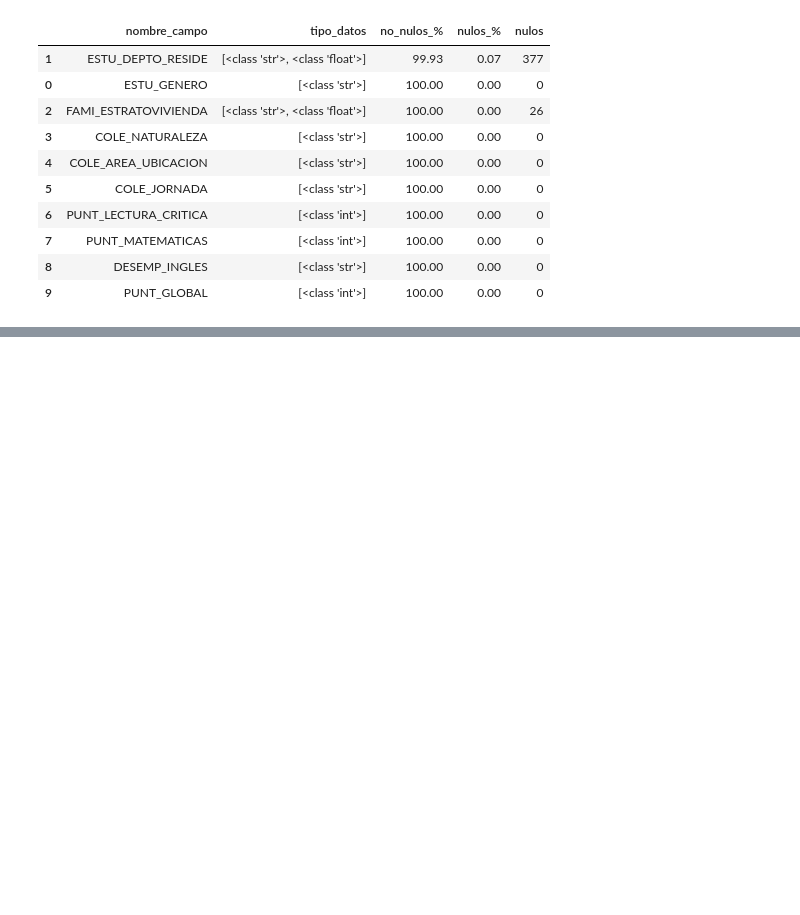
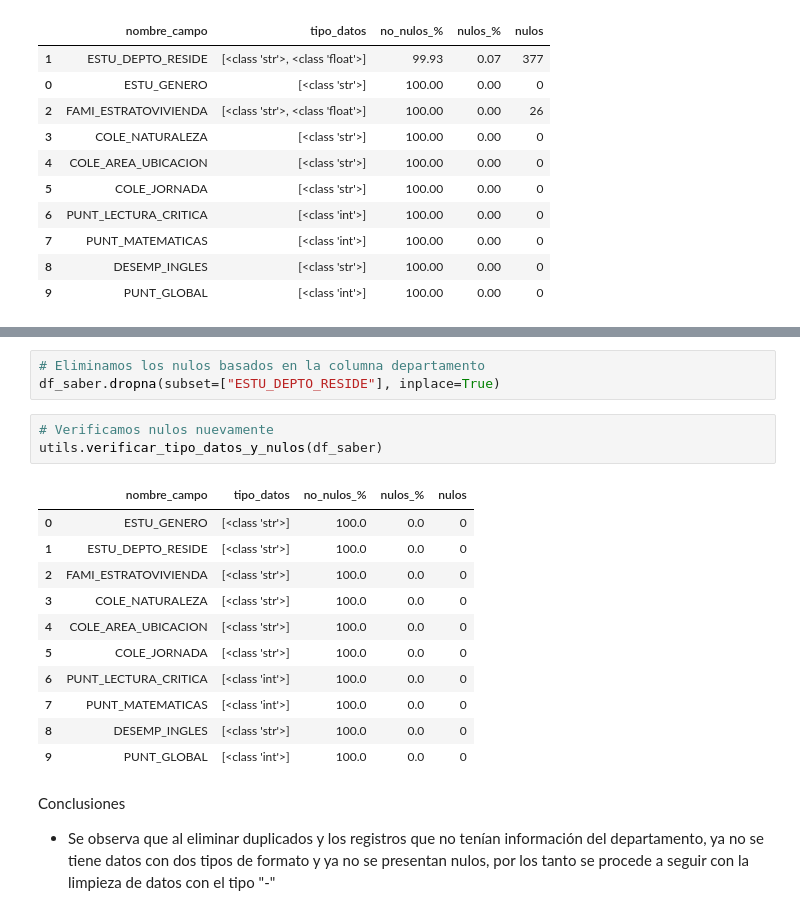
Before and after one commit to Ivan2125/Apuntes-TalentoTech-Colombia, a Jupyter notebook: 1-sesion/taller-1.ipynb, the cells around one changed output, grey strips where cells are left out. Cells and saved outputs as stored; diff of their text form; blank space fills up the shorter version.

```diff
--- a/1-sesion/taller-1.ipynb
+++ b/1-sesion/taller-1.ipynb
@@ -434,0 +133,21 @@ Te vas a reunir con tu grupo de trabajo y vas a seguir el paso a paso anterior c
+# %%
+# Eliminamos los nulos basados en la columna departamento
+df_saber.dropna(subset=["ESTU_DEPTO_RESIDE"], inplace=True)
+# %%
+# Verificamos nulos nuevamente
+utils.verificar_tipo_datos_y_nulos(df_saber)
+# %% [output]
+|  | nombre_campo | tipo_datos | no_nulos_% | nulos_% | nulos |
+| 0 | ESTU_GENERO | [<class 'str'>] | 100.0 | 0.0 | 0 |
+| 1 | ESTU_DEPTO_RESIDE | [<class 'str'>] | 100.0 | 0.0 | 0 |
+| 2 | FAMI_ESTRATOVIVIENDA | [<class 'str'>] | 100.0 | 0.0 | 0 |
+| 3 | COLE_NATURALEZA | [<class 'str'>] | 100.0 | 0.0 | 0 |
+| 4 | COLE_AREA_UBICACION | [<class 'str'>] | 100.0 | 0.0 | 0 |
+| 5 | COLE_JORNADA | [<class 'str'>] | 100.0 | 0.0 | 0 |
+| 6 | PUNT_LECTURA_CRITICA | [<class 'int'>] | 100.0 | 0.0 | 0 |
+| 7 | PUNT_MATEMATICAS | [<class 'int'>] | 100.0 | 0.0 | 0 |
+| 8 | DESEMP_INGLES | [<class 'str'>] | 100.0 | 0.0 | 0 |
+| 9 | PUNT_GLOBAL | [<class 'int'>] | 100.0 | 0.0 | 0 |
+# %% [markdown]
+Conclusiones
+- Se observa que al eliminar duplicados y los registros que no tenían información del departamento, ya no se tiene datos con dos tipos de formato y ya no se presentan nulos, por los tanto se procede a seguir con la limpieza de datos con el tipo "-"
```
Also changed, not shown: parts of 64 cells of this notebook.
